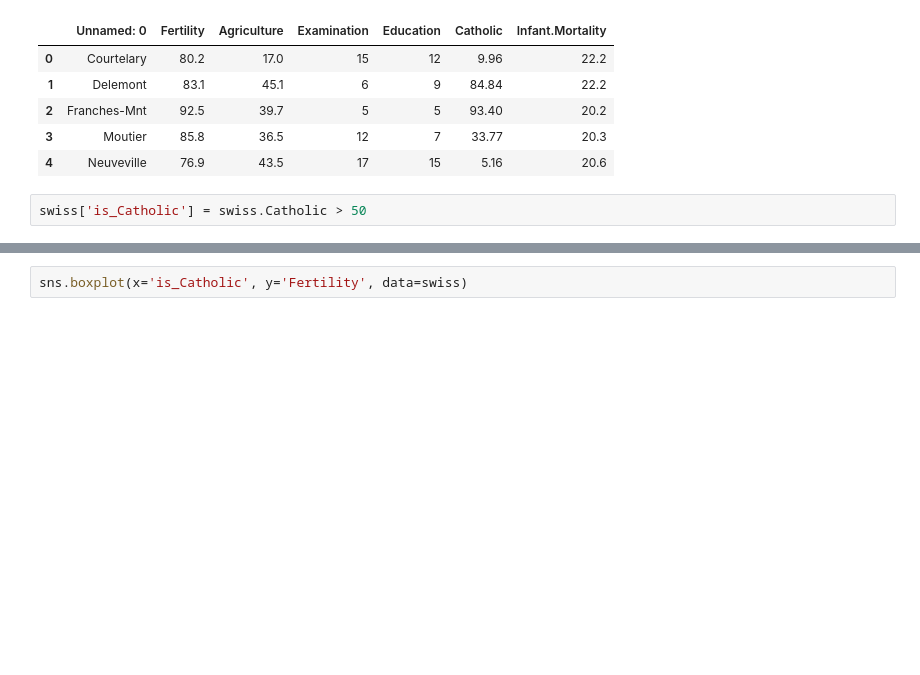
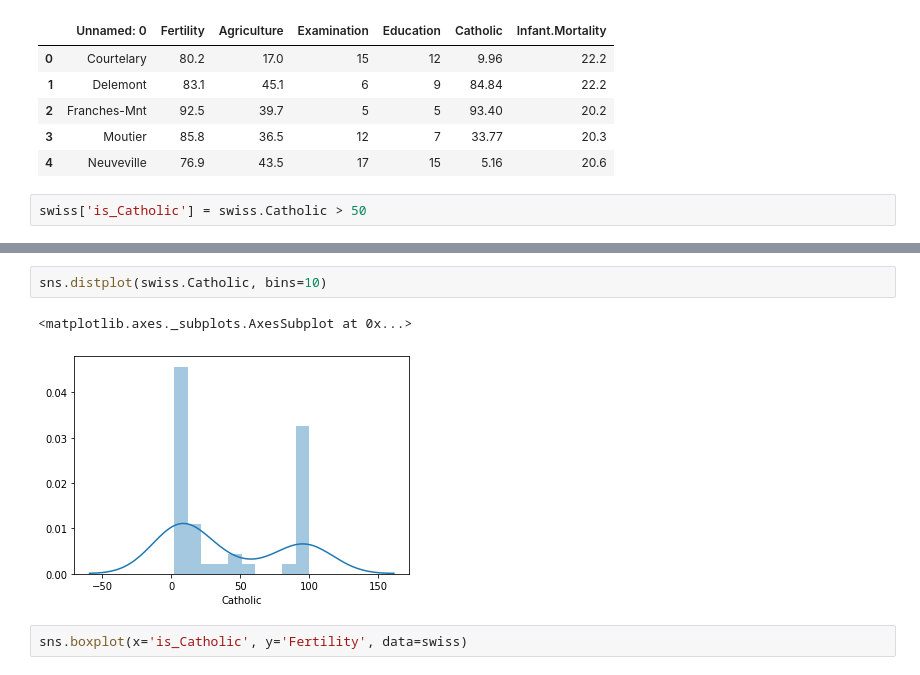
Before and after one commit to flambuth/python-exercises, a Jupyter notebook: 4.9_seaborn_exercises.ipynb, the cells around one changed output, grey strips where cells are left out. Saved outputs shown, nothing was run; the diff lists cells and outputs as text; blank space fills up the shorter version.

```diff
--- a/4.9_seaborn_exercises.ipynb
+++ b/4.9_seaborn_exercises.ipynb
@@ -100,3 +123,8 @@ swiss.head()
+# %%
+sns.distplot(swiss.Catholic, bins=10)
+# %% [output]
+<matplotlib.axes._subplots.AxesSubplot at 0x...>
+[figure, added]
 # %%
 sns.boxplot(x='is_Catholic', y='Fertility', data=swiss)
 # %% [output]
```
Also changed, not shown: parts of 13 cells of this notebook, 2 other files.
